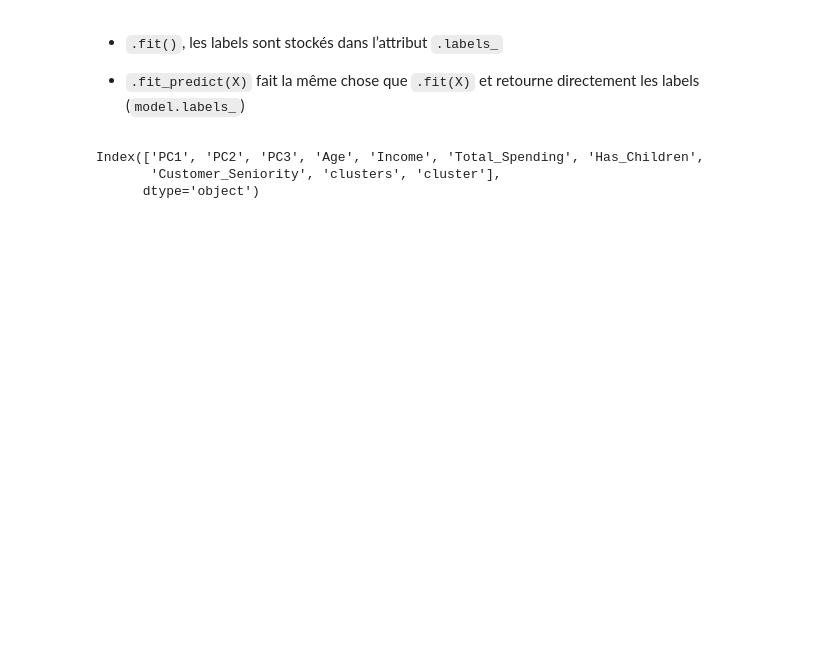
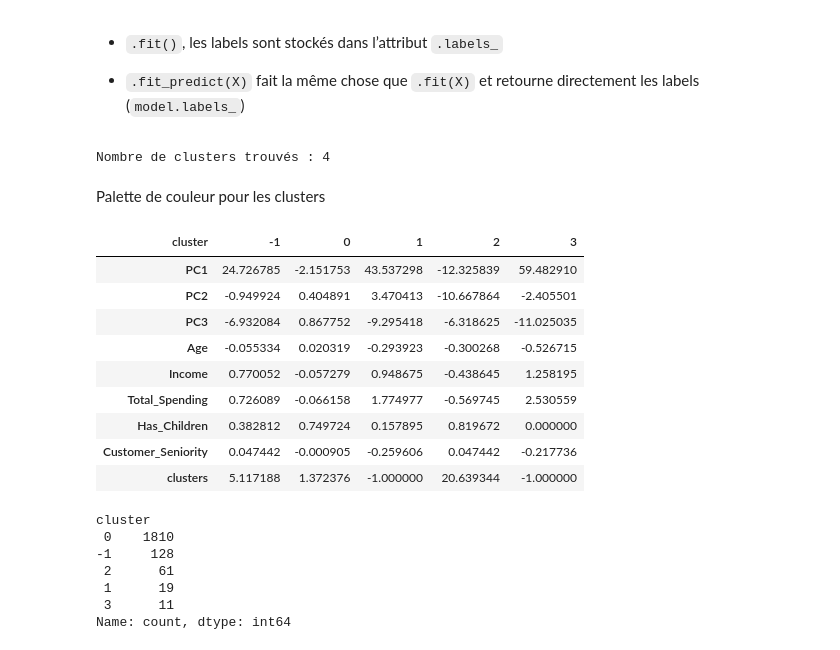
Before and after one commit to bruno-coulet/customer-personality-analysis, a Jupyter notebook: dbscan.ipynb, the cells around one changed output. Drawn from its saved outputs; the diff is of its cells as text; code cells hidden in the pictures; blank space fills up the shorter version.

```diff
--- a/dbscan.ipynb
+++ b/dbscan.ipynb
@@ -59,10 +64,42 @@ X['cluster'] = labels
 - `.fit()`, les labels sont stockés dans l’attribut `.labels_`
 
 - `.fit_predict(X)` fait la même chose que `.fit(X)` et retourne directement les labels (`model.labels_`)
-# %%
-X.columns
-# %% [output]
-Index(['PC1', 'PC2', 'PC3', 'Age', 'Income', 'Total_Spending', 'Has_Children',
-       'Customer_Seniority', 'clusters', 'cluster'],
-      dtype='object')
+# %%
+
+model = DBSCAN(eps=EPS, min_samples=MinSAMPLES)
+labels = model.fit_predict(X)
+
+X['cluster'] = labels
+# Label de cluser pour chaque points
+labels = model.labels_
+n_clusters = len(set(labels)) - (1 if -1 in labels else 0)
+print(f"Nombre de clusters trouvés : {n_clusters}")
+# %% [output]
+Nombre de clusters trouvés : 4
+# %% [markdown]
+Palette de couleur pour les clusters
+# %%
+# Statistiques descriptives par cluster
+cluster_stats = X.groupby('cluster').mean().T
+display(cluster_stats)
+# Pour voir la répartition des effectifs par cluster
+print(X['cluster'].value_counts())
+# %% [output]
+| cluster | -1 | 0 | 1 | 2 | 3 |
+| PC1 | 24.726785 | -2.151753 | 43.537298 | -12.325839 | 59.482910 |
+| PC2 | -0.949924 | 0.404891 | 3.470413 | -10.667864 | -2.405501 |
+| PC3 | -6.932084 | 0.867752 | -9.295418 | -6.318625 | -11.025035 |
+| Age | -0.055334 | 0.020319 | -0.293923 | -0.300268 | -0.526715 |
+| Income | 0.770052 | -0.057279 | 0.948675 | -0.438645 | 1.258195 |
+| Total_Spending | 0.726089 | -0.066158 | 1.774977 | -0.569745 | 2.530559 |
+| Has_Children | 0.382812 | 0.749724 | 0.157895 | 0.819672 | 0.000000 |
+| Customer_Seniority | 0.047442 | -0.000905 | -0.259606 | 0.047442 | -0.217736 |
+| clusters | 5.117188 | 1.372376 | -1.000000 | 20.639344 | -1.000000 |
+cluster
+ 0    1810
+-1     128
+ 2      61
+ 1      19
+ 3      11
+Name: count, dtype: int64
 # %% [markdown]
```
Also changed, not shown: parts of 10 cells of this notebook.
